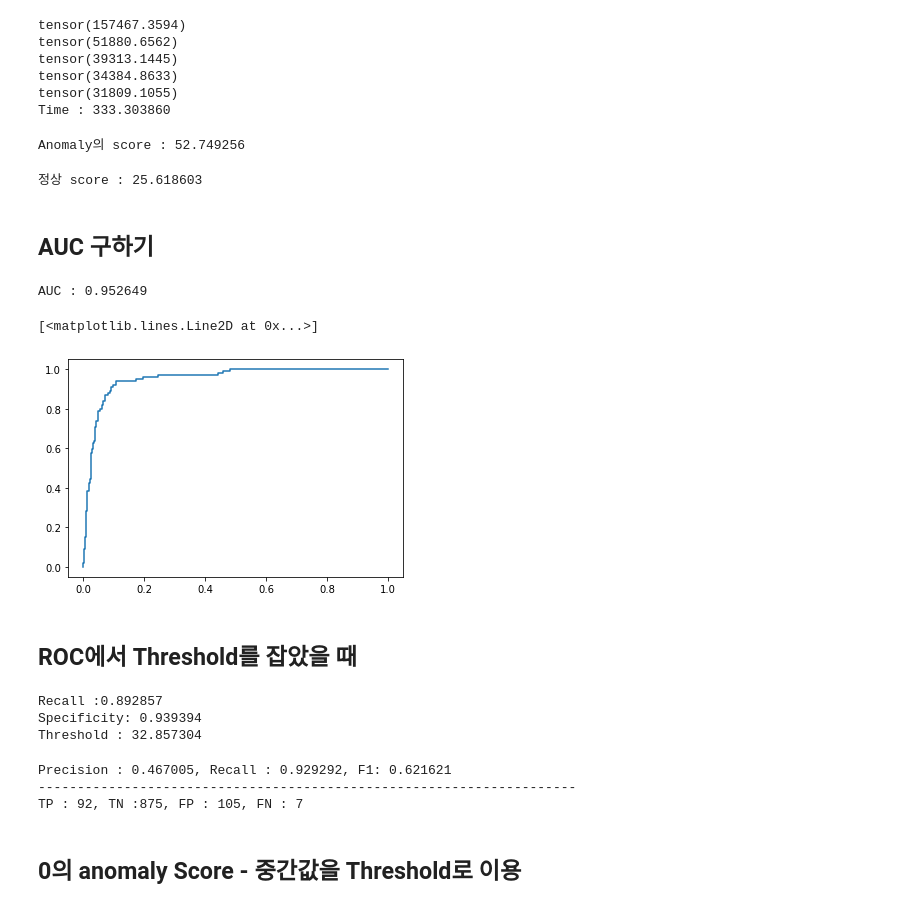
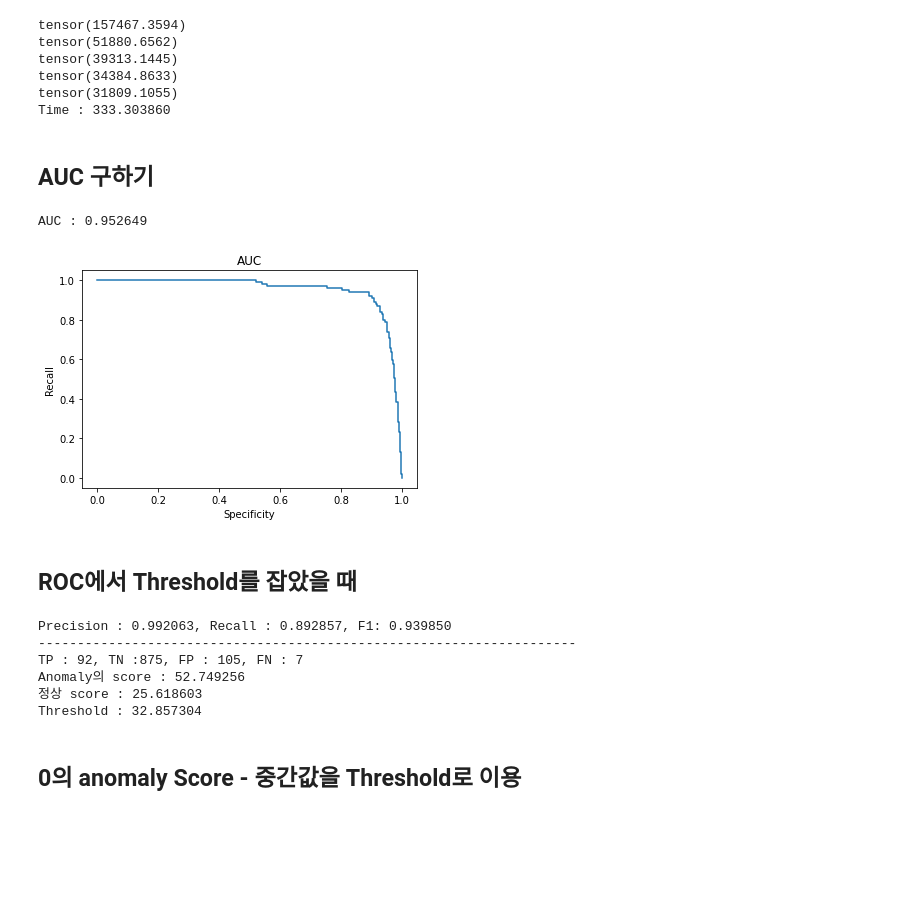
Before and after one commit to rlqja1107/Anomaly_Detection-PBL, a Jupyter notebook: anogan/anogan.ipynb, the cells around one changed output. Drawn from its saved outputs; the diff is of its cells as text; code cells hidden in the pictures; blank space fills up the shorter version.

```diff
--- a/anogan/anogan.ipynb
+++ b/anogan/anogan.ipynb
@@ -352,25 +343,20 @@ dat = np.vstack([y,total_loss]).T
 df = pd.DataFrame(dat, columns = ['y', 'score'])
 df['y'] = df['y'].apply(lambda x:1 if x!=0.0 else 0)
-# %%
-print("Anomaly의 score : {:4f}".format(np.mean(df[df['y']==1]['score'])))
-# %% [output]
-Anomaly의 score : 52.749256
-# %%
-print("정상 score : {:4f}".format(np.mean(df[df['y']==0.0]['score'])))
-# %% [output]
-정상 score : 25.618603
 # %% [markdown]
 ## AUC 구하기
 # %%
 fpr, tpr, thresholds = metrics.roc_curve(df['y'].tolist(), df['score'].tolist(), pos_label=1)
 print("AUC : {:4f}".format(metrics.auc(fpr, tpr)))
 import matplotlib.pyplot as plt
 from math import sqrt
-plt.plot(fpr,tpr)
+plt.plot(1-fpr,tpr)
+plt.xlabel('Specificity')
+plt.ylabel('Recall')
+plt.title('AUC')
+plt.show()
 # %% [output]
 AUC : 0.952649
-[<matplotlib.lines.Line2D at 0x...>]
-[figure, old version]
+[figure, new version]
 # %%
 dist = []
 min_idx = -1
@@ -383,29 +369,27 @@ for i in range(len(fpr)):
         min_dist = distance
 # %% [markdown]
 ## ROC에서 Threshold를 잡았을 때
-# %%
-print("Recall :{:4f}".format(1-fpr[min_idx]))
-print("Specificity: {:4f}".format(tpr[min_idx]))
-print("Threshold : {:4f}".format(thresholds[min_idx]))
-# %% [output]
-Recall :0.892857
-Specificity: 0.939394
-Threshold : 32.857304
 # %%
  from sklearn.metrics import confusion_matrix
  df['predict_y'] = df['score'].apply(lambda x:1 if x>thresholds[min_idx] else 0)
 TN, FP, FN, TP = confusion_matrix(df['y'].tolist(), df['predict_y'].tolist(), labels = [0,1]).ravel()
 eps = 10e-5
-precision = TP/(TP+FP+eps)
-recall = TP/(TP+FN+eps)
+precision = TN/(TN+FN+eps)
+recall = TN/(TN+FP+eps)
 f1score = (2*precision*recall)/(precision+recall)
 print("Precision : {:4f}, Recall : {:4f}, F1: {:4f}".format(precision, recall, f1score))
 print("---------------------------------------------------------------------")
 print("TP : {}, TN :{}, FP : {}, FN : {}".format(TP,TN,FP,FN))
+print("Anomaly의 score : {:4f}".format(np.mean(df[df['y']==1]['score'])))
+print("정상 score : {:4f}".format(np.mean(df[df['y']==0.0]['score'])))
+print("Threshold : {:4f}".format(thresholds[min_idx]))
 # %% [output]
-Precision : 0.467005, Recall : 0.929292, F1: 0.621621
+Precision : 0.992063, Recall : 0.892857, F1: 0.939850
 ---------------------------------------------------------------------
 TP : 92, TN :875, FP : 105, FN : 7
+Anomaly의 score : 52.749256
+정상 score : 25.618603
+Threshold : 32.857304
 # %% [markdown]
 ## 0의 anomaly Score - 중간값을 Threshold로 이용
 # %%
```
Also changed, not shown: parts of 13 cells of this notebook.
